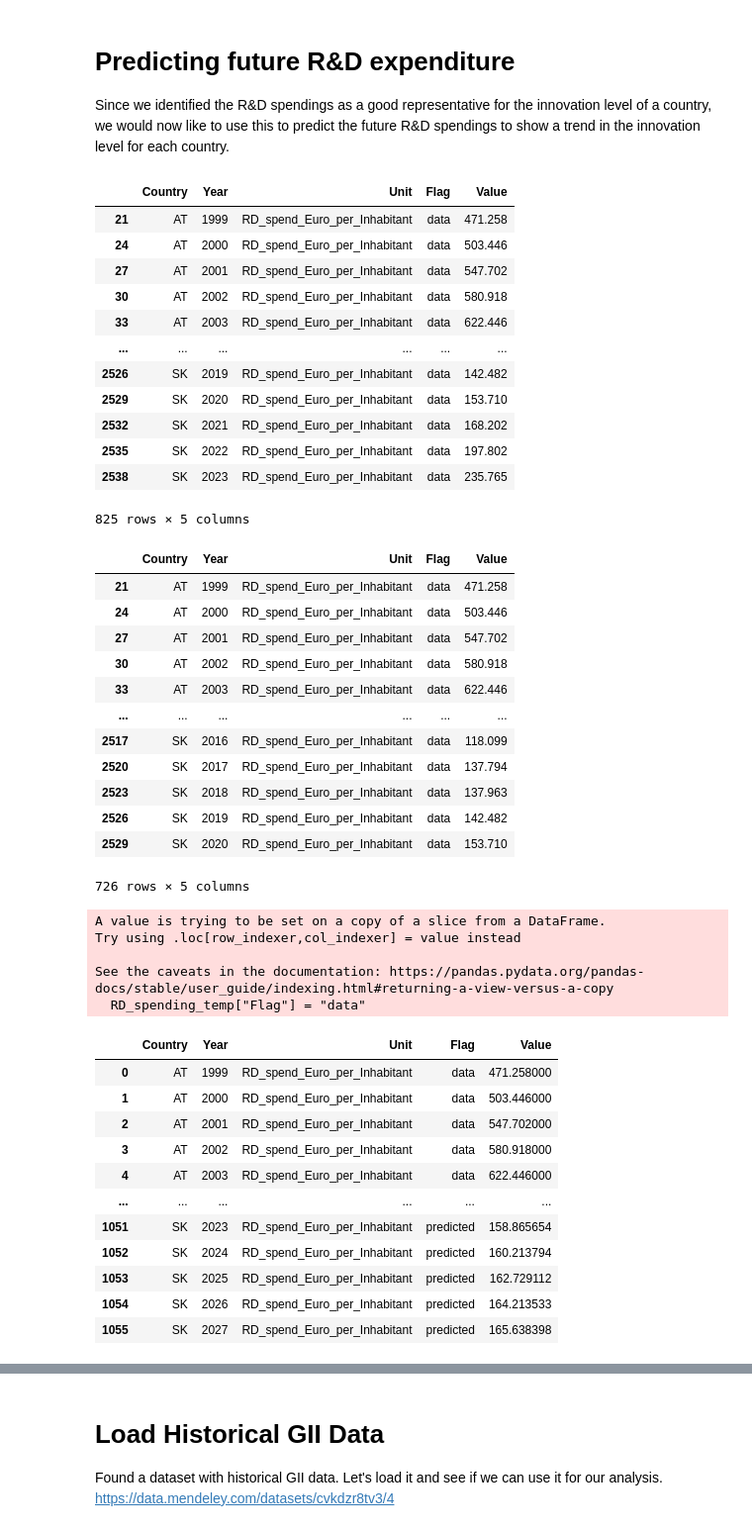
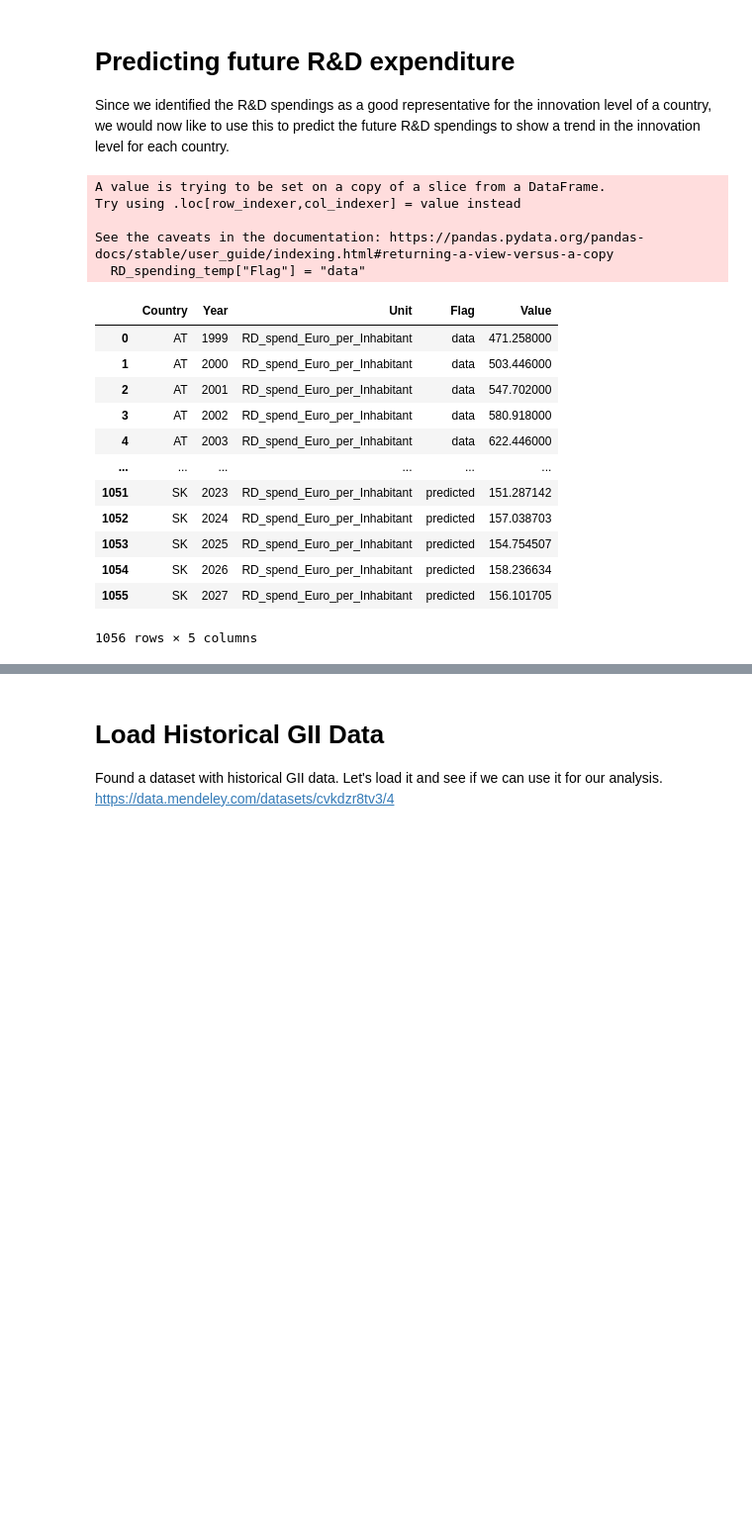
Before and after one commit to StefanHamm/DOPP_WS24, a Jupyter notebook: notebooks/Consolidated.ipynb, the cells around one changed output, grey strips where cells are left out. Shown at 99% size. Drawn from its saved outputs; the diff is of its cells as text; code cells hidden in the pictures; blank space fills up the shorter version.

Commit message:
Update ARIMA

```diff
--- a/notebooks/Consolidated.ipynb
+++ b/notebooks/Consolidated.ipynb
@@ -1581,80 +1581,55 @@ Since we identified the R&D spendings as a good representative for the innovatio
 # %%
 from statsmodels.tsa.arima.model import ARIMA
 
-display(RD_spending)
+#display(RD_spending)
 
 RD_spending_cutoff = RD_spending[RD_spending['Year'] <= 2020]
-display(RD_spending_cutoff)
+#display(RD_spending_cutoff)
 
 forecasts = []
 
 for country, group in RD_spending_cutoff.groupby('Country'):
     begyear = max(group['Year'])
-    model = ARIMA(group['Value'], order=(3,1,1))
+    model = ARIMA(group['Value'], order=(2,1,3))
     try:
         model_fit = model.fit()
     except Exception as e:
         print(f"Error: {e}")
         print(f"Failed to fit model for {country}")
         continue
 
     pred = model_fit.forecast(steps=7)
     forecasts.append({'Country': country, 'Year': begyear+1, 'Unit': 'RD_spend_Euro_per_Inhabitant', 'Flag': 'predicted', 'Value': pred.iloc[0]})
     forecasts.append({'Country': country, 'Year': begyear+2, 'Unit': 'RD_spend_Euro_per_Inhabitant', 'Flag': 'predicted', 'Value': pred.iloc[1]})
     forecasts.append({'Country': country, 'Year': begyear+3, 'Unit': 'RD_spend_Euro_per_Inhabitant', 'Flag': 'predicted', 'Value': pred.iloc[2]})
     forecasts.append({'Country': country, 'Year': begyear+4, 'Unit': 'RD_spend_Euro_per_Inhabitant', 'Flag': 'predicted', 'Value': pred.iloc[3]})
     forecasts.append({'Country': country, 'Year': begyear+5, 'Unit': 'RD_spend_Euro_per_Inhabitant', 'Flag': 'predicted', 'Value': pred.iloc[4]})
     forecasts.append({'Country': country, 'Year': begyear+6, 'Unit': 'RD_spend_Euro_per_Inhabitant', 'Flag': 'predicted', 'Value': pred.iloc[5]})
     forecasts.append({'Country': country, 'Year': begyear+7, 'Unit': 'RD_spend_Euro_per_Inhabitant', 'Flag': 'predicted', 'Value': pred.iloc[6]})
 
 
 
 RD_spending_temp = RD_spending
 RD_spending_temp["Flag"] = "data"
 RD_spending_forecast = pd.concat([RD_spending_temp, pd.DataFrame(forecasts)], ignore_index=True)
 RD_spending_forecast.sort_values(by= ["Country", "Year"], inplace=True)
 display(RD_spending_forecast)
 # %% [output]
+A value is trying to be set on a copy of a slice from a DataFrame.
+Try using .loc[row_indexer,col_indexer] = value instead
+
+See the caveats in the documentation: https://pandas.pydata.org/pandas-docs/stable/user_guide/indexing.html#returning-a-view-versus-a-copy
+  RD_spending_temp["Flag"] = "data"
 |  | Country | Year | Unit | Flag | Value |
-| 21 | AT | 1999 | RD_spend_Euro_per_Inhabitant | data | 471.258 |
-| 24 | AT | 2000 | RD_spend_Euro_per_Inhabitant | data | 503.446 |
-| 27 | AT | 2001 | RD_spend_Euro_per_Inhabitant | data | 547.702 |
-| 30 | AT | 2002 | RD_spend_Euro_per_Inhabitant | data | 580.918 |
-| 33 | AT | 2003 | RD_spend_Euro_per_Inhabitant | data | 622.446 |
+| 0 | AT | 1999 | RD_spend_Euro_per_Inhabitant | data | 471.258000 |
+| 1 | AT | 2000 | RD_spend_Euro_per_Inhabitant | data | 503.446000 |
+| 2 | AT | 2001 | RD_spend_Euro_per_Inhabitant | data | 547.702000 |
+| 3 | AT | 2002 | RD_spend_Euro_per_Inhabitant | data | 580.918000 |
+| 4 | AT | 2003 | RD_spend_Euro_per_Inhabitant | data | 622.446000 |
 | ... | ... | ... | ... | ... | ... |
-| 2526 | SK | 2019 | RD_spend_Euro_per_Inhabitant | data | 142.482 |
-| 2529 | SK | 2020 | RD_spend_Euro_per_Inhabitant | data | 153.710 |
-| 2532 | SK | 2021 | RD_spend_Euro_per_Inhabitant | data | 168.202 |
-| 2535 | SK | 2022 | RD_spend_Euro_per_Inhabitant | data | 197.802 |
-| 2538 | SK | 2023 | RD_spend_Euro_per_Inhabitant | data | 235.765 |
+| 1051 | SK | 2023 | RD_spend_Euro_per_Inhabitant | predicted | 151.287142 |
+| 1052 | SK | 2024 | RD_spend_Euro_per_Inhabitant | predicted | 157.038703 |
+| 1053 | SK | 2025 | RD_spend_Euro_per_Inhabitant | predicted | 154.754507 |
+| 1054 | SK | 2026 | RD_spend_Euro_per_Inhabitant | predicted | 158.236634 |
+| 1055 | SK | 2027 | RD_spend_Euro_per_Inhabitant | predicted | 156.101705 |
-825 rows × 5 columns
-|  | Country | Year | Unit | Flag | Value |
-| 21 | AT | 1999 | RD_spend_Euro_per_Inhabitant | data | 471.258 |
-| 24 | AT | 2000 | RD_spend_Euro_per_Inhabitant | data | 503.446 |
-| 27 | AT | 2001 | RD_spend_Euro_per_Inhabitant | data | 547.702 |
-| 30 | AT | 2002 | RD_spend_Euro_per_Inhabitant | data | 580.918 |
-| 33 | AT | 2003 | RD_spend_Euro_per_Inhabitant | data | 622.446 |
-| ... | ... | ... | ... | ... | ... |
-| 2517 | SK | 2016 | RD_spend_Euro_per_Inhabitant | data | 118.099 |
-| 2520 | SK | 2017 | RD_spend_Euro_per_Inhabitant | data | 137.794 |
-| 2523 | SK | 2018 | RD_spend_Euro_per_Inhabitant | data | 137.963 |
-| 2526 | SK | 2019 | RD_spend_Euro_per_Inhabitant | data | 142.482 |
-| 2529 | SK | 2020 | RD_spend_Euro_per_Inhabitant | data | 153.710 |
-726 rows × 5 columns
+1056 rows × 5 columns
-A value is trying to be set on a copy of a slice from a DataFrame.
-Try using .loc[row_indexer,col_indexer] = value instead
-
-See the caveats in the documentation: https://pandas.pydata.org/pandas-docs/stable/user_guide/indexing.html#returning-a-view-versus-a-copy
-  RD_spending_temp["Flag"] = "data"
-|  | Country | Year | Unit | Flag | Value |
-| 0 | AT | 1999 | RD_spend_Euro_per_Inhabitant | data | 471.258000 |
-| 1 | AT | 2000 | RD_spend_Euro_per_Inhabitant | data | 503.446000 |
-| 2 | AT | 2001 | RD_spend_Euro_per_Inhabitant | data | 547.702000 |
-| 3 | AT | 2002 | RD_spend_Euro_per_Inhabitant | data | 580.918000 |
-| 4 | AT | 2003 | RD_spend_Euro_per_Inhabitant | data | 622.446000 |
-| ... | ... | ... | ... | ... | ... |
-| 1051 | SK | 2023 | RD_spend_Euro_per_Inhabitant | predicted | 158.865654 |
-| 1052 | SK | 2024 | RD_spend_Euro_per_Inhabitant | predicted | 160.213794 |
-| 1053 | SK | 2025 | RD_spend_Euro_per_Inhabitant | predicted | 162.729112 |
-| 1054 | SK | 2026 | RD_spend_Euro_per_Inhabitant | predicted | 164.213533 |
-| 1055 | SK | 2027 | RD_spend_Euro_per_Inhabitant | predicted | 165.638398 |
```
Also changed, not shown: parts of 2 cells of this notebook.
